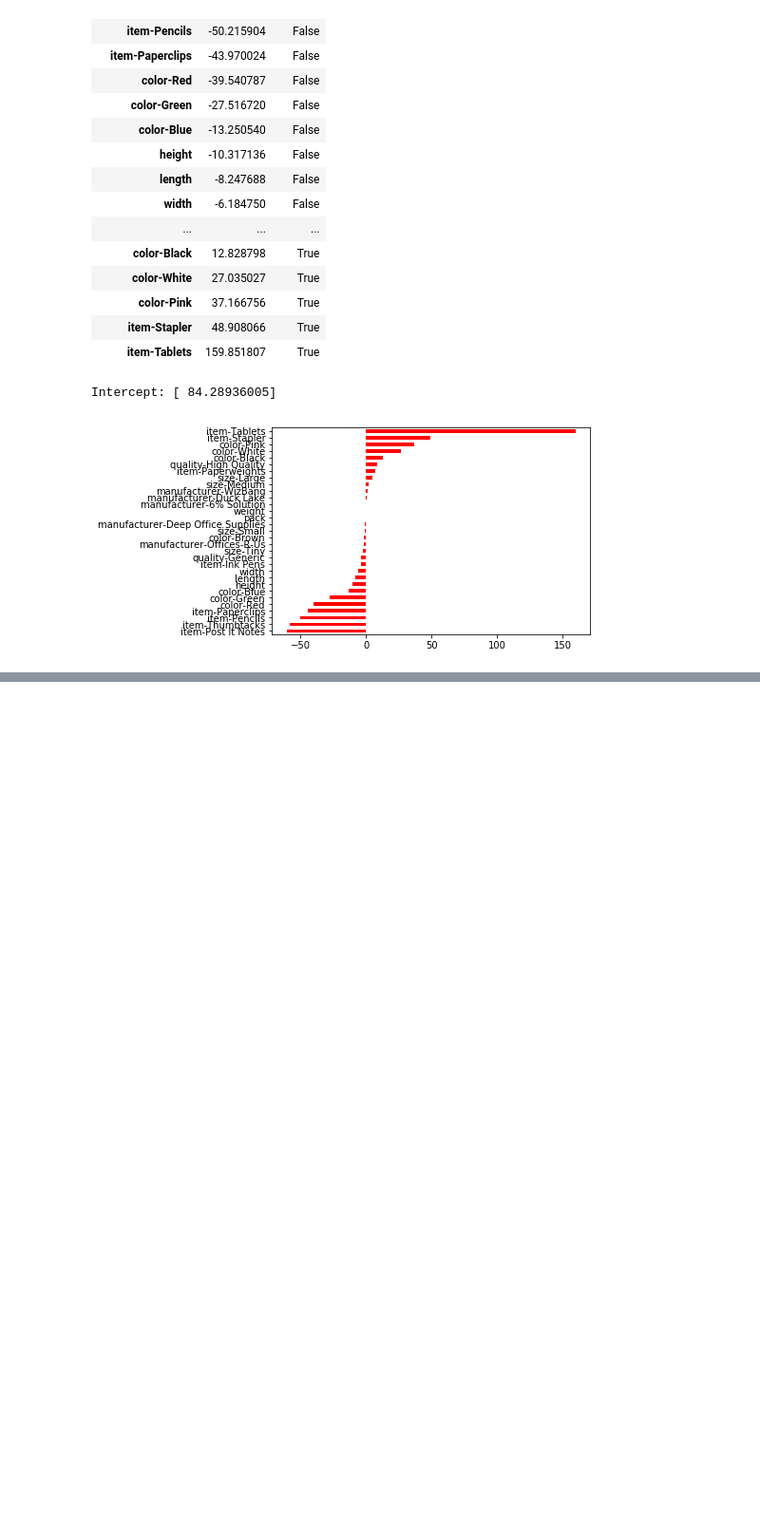
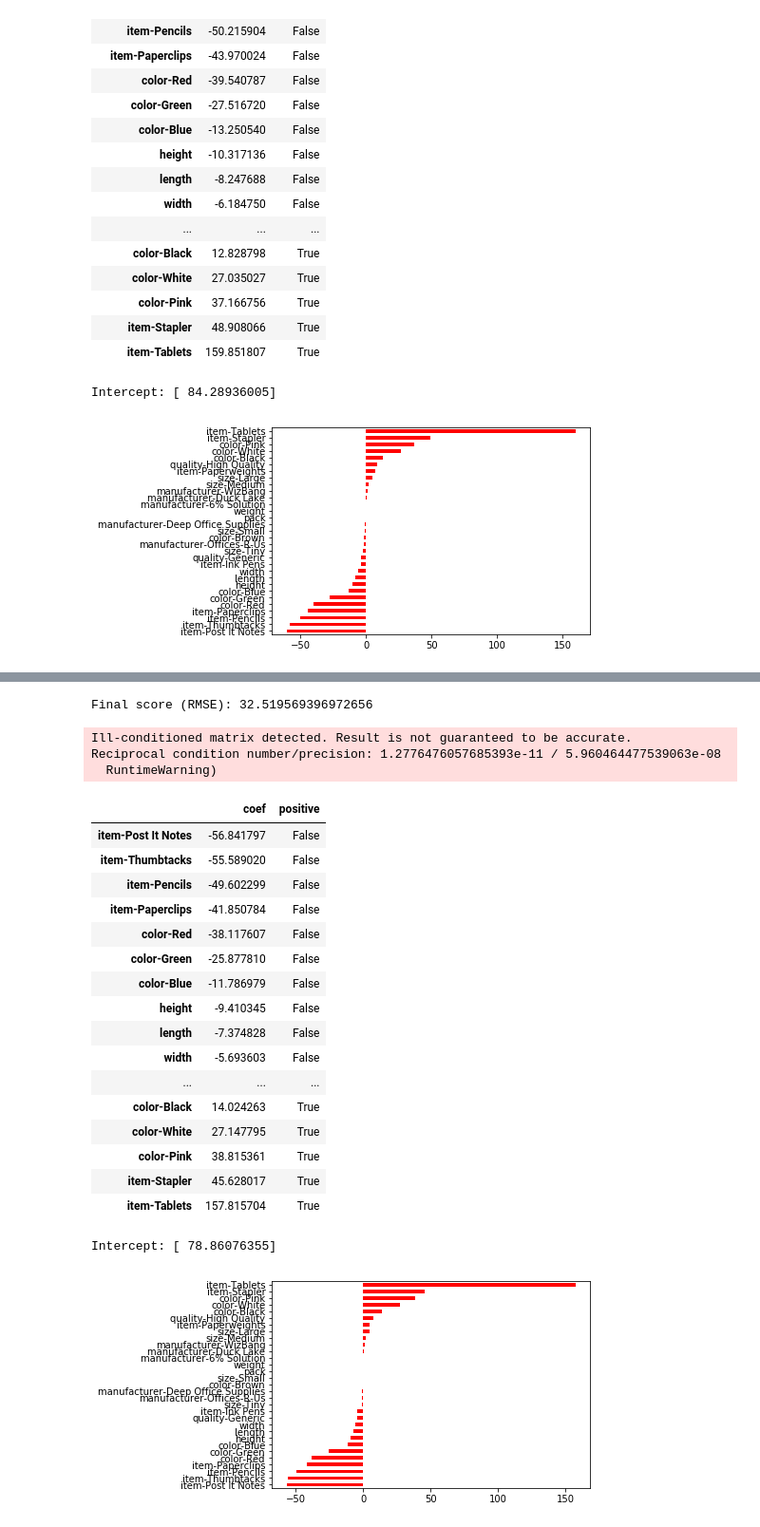
Before and after one commit to jasonwalker80/t81_558_sp18_kaggle, a Jupyter notebook: kaggle_jwalker.ipynb, the cells around one changed output, grey strips where cells are left out. Shown at 95% size. Cells and saved outputs as stored; diff of their text form; code cells hidden in the pictures; blank space fills up the shorter version.

```diff
--- a/kaggle_jwalker.ipynb
+++ b/kaggle_jwalker.ipynb
@@ -320,0 +409,47 @@ Intercept: [ 84.28936005]
+# %%
+import sklearn
+from sklearn.linear_model import Ridge
+
+# Create linear regression
+regressor = Ridge(alpha=1)
+
+# Fit/train Ridge
+regressor.fit(x_train,y_train)
+# Predict
+pred = regressor.predict(x_test)
+
+# Measure RMSE error.  RMSE is common for regression.
+score = np.sqrt(metrics.mean_squared_error(pred,y_test))
+print("Final score (RMSE): {}".format(score))
+
+names = list(df_train.columns.values)
+names.remove("cost")
+
+report_coef(
+  names,
+  regressor.coef_[0,:],
+  regressor.intercept_)
+# %% [output]
+Final score (RMSE): 32.519569396972656
+Ill-conditioned matrix detected. Result is not guaranteed to be accurate.
+Reciprocal condition number/precision: 1.2776476057685393e-11 / 5.960464477539063e-08
+  RuntimeWarning)
+|  | coef | positive |
+| item-Post It Notes | -56.841797 | False |
+| item-Thumbtacks | -55.589020 | False |
+| item-Pencils | -49.602299 | False |
+| item-Paperclips | -41.850784 | False |
+| color-Red | -38.117607 | False |
+| color-Green | -25.877810 | False |
+| color-Blue | -11.786979 | False |
+| height | -9.410345 | False |
+| length | -7.374828 | False |
+| width | -5.693603 | False |
+| ... | ... | ... |
+| color-Black | 14.024263 | True |
+| color-White | 27.147795 | True |
+| color-Pink | 38.815361 | True |
+| item-Stapler | 45.628017 | True |
+| item-Tablets | 157.815704 | True |
+Intercept: [ 78.86076355]
+[figure, added]
```
Also changed, not shown: parts of 6 cells of this notebook, 2 other files.
